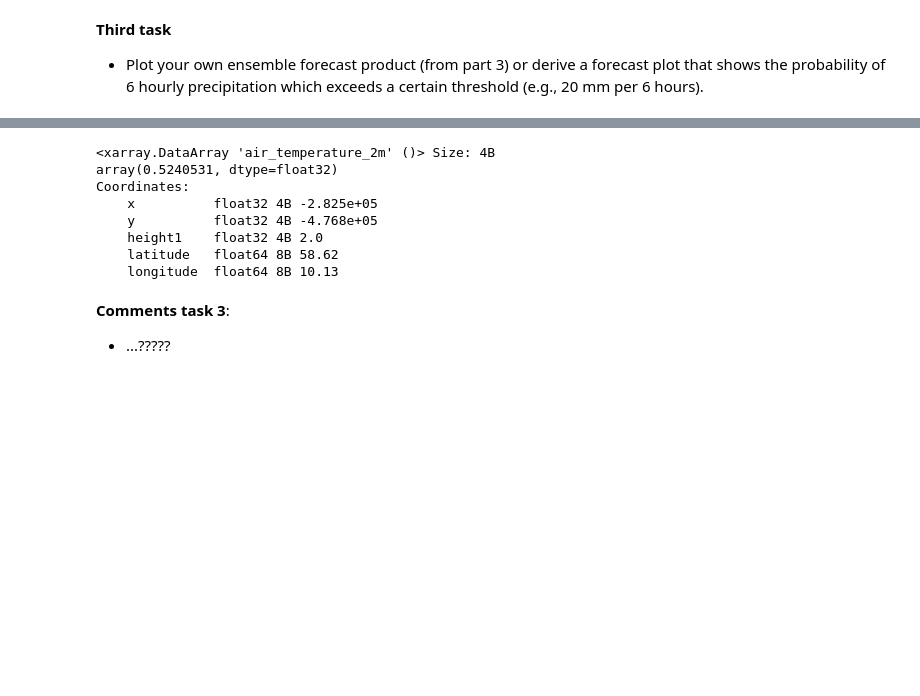
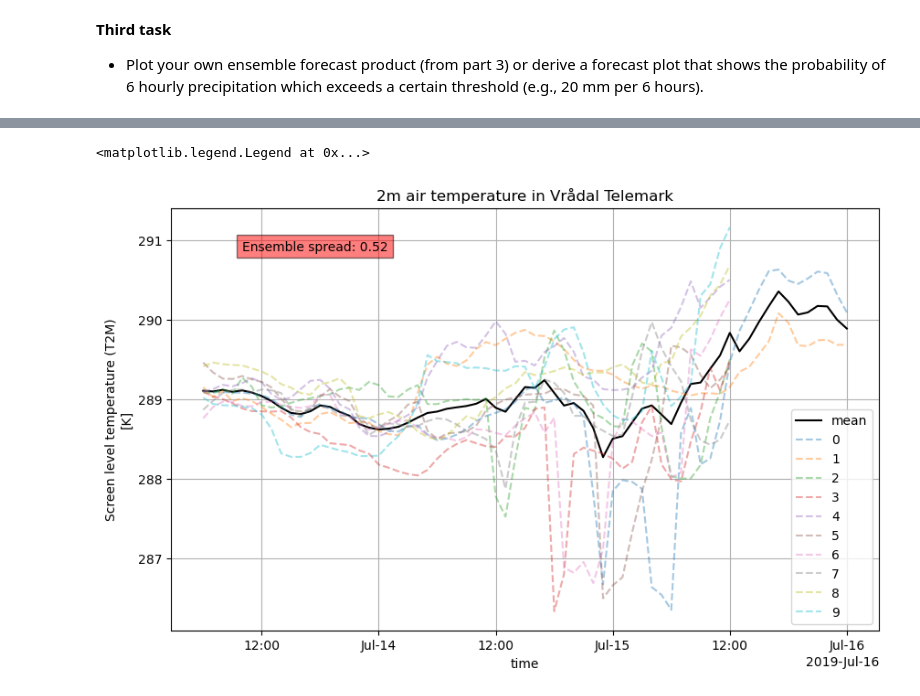
Before and after one commit to kjes4pres/GEO4902, a Jupyter notebook: Exercise 3/Ensemble_Prediction_Part1.ipynb, the cells around one changed output, grey strips where cells are left out. Drawn from its saved outputs; the diff is of its cells as text; code cells hidden in the pictures; blank space fills up the shorter version.

```diff
--- a/Exercise 3/Ensemble_Prediction_Part1.ipynb
+++ b/Exercise 3/Ensemble_Prediction_Part1.ipynb
@@ -153,14 +144,23 @@ Text(0.5, 0.98, 'Temperature forecast 2019-07-13T18:00:00.000000000')
 # %%
-ensemble_spread.isel(height1=0, y=yloc, x=xloc)
+spread_Vradal = (ensemble_spread.isel(height1 = 0, x = xloc, y = yloc).values).item()
-# %% [output]
-<xarray.DataArray 'air_temperature_2m' ()> Size: 4B
-array(0.5240531, dtype=float32)
-Coordinates:
-    x          float32 4B -2.825e+05
-    y          float32 4B -4.768e+05
-    height1    float32 4B 2.0
-    latitude   float64 8B 58.62
-    longitude  float64 8B 10.13
-# %% [markdown]
-__Comments task 3__:
-- ...?????
+# %%
+# Point forecast of Vrådal
+
+fig, ax = plt.subplots(figsize=(10,6))
+
+ensemble_mean.isel(height1=0, x=xloc, y=yloc).plot.line(ax=ax, color='black' ,label = 'mean')
+for i in range(0,10):
+    temp.isel(height1=0, x=xloc, y=yloc, ensemble_member=i).plot.line(ax=ax, linestyle='--', alpha=0.4,label =temp.ensemble_member[i].values)
+
+xlim = ax.get_xlim()
+ylim = ax.get_ylim()
+x_pos = xlim[0] + 0.1 * (xlim[1] - xlim[0])  # 10% from the left
+y_pos = ylim[0] + 0.9 * (ylim[1] - ylim[0])  # 90% up
+
+ax.text(x=x_pos, y=y_pos, s= f'Ensemble spread: {spread_Vradal:.2f}', bbox=dict(facecolor='red', alpha=0.5))
+ax.grid()
+ax.set_title('2m air temperature in Vrådal Telemark')
+ax.legend()
+# %% [output]
+<matplotlib.legend.Legend at 0x...>
+[figure, added]
```
Also changed, not shown: parts of 1 cell of this notebook.
